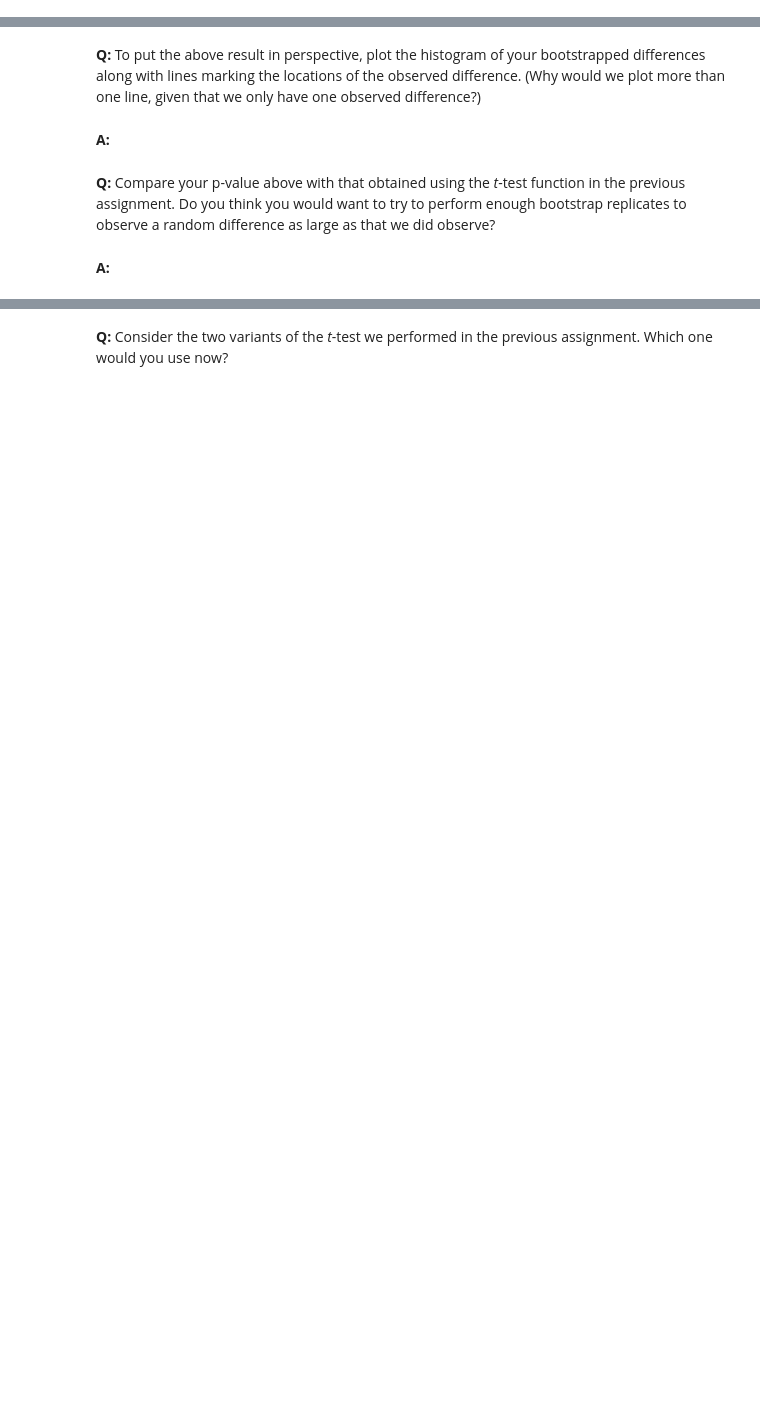
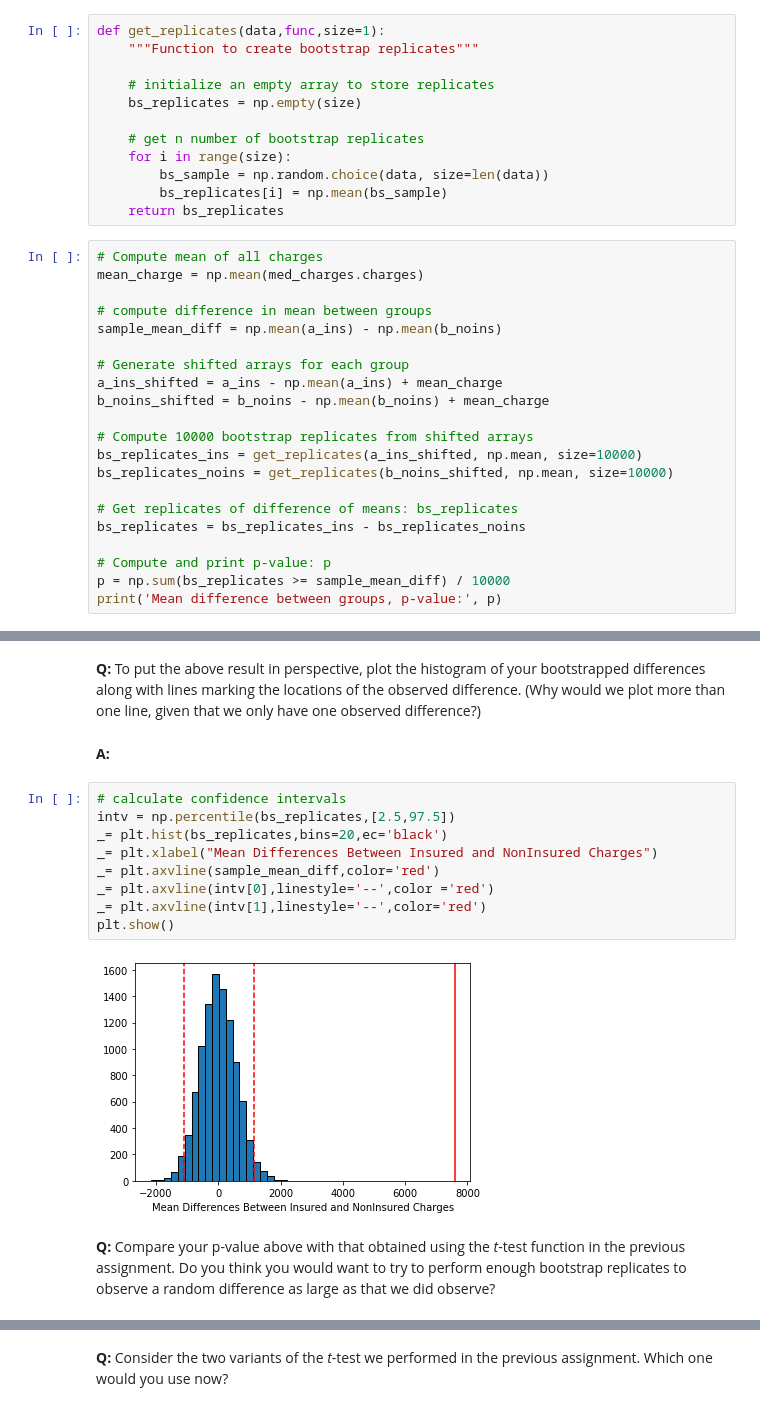
Before and after one commit to lbrou82/Springboard_Mini_Projects, a Jupyter notebook: inferential_statistics_2-Q.ipynb, the cells around one changed output, grey strips where cells are left out. Cells and saved outputs as stored; diff of their text form; blank space fills up the shorter version.

```diff
--- a/inferential_statistics_2-Q.ipynb
+++ b/inferential_statistics_2-Q.ipynb
@@ -71,0 +148,33 @@ __A:__
+# %%
+def get_replicates(data,func,size=1):
+    """Function to create bootstrap replicates"""
+
+    # initialize an empty array to store replicates
+    bs_replicates = np.empty(size)
+
+    # get n number of bootstrap replicates
+    for i in range(size):
+        bs_sample = np.random.choice(data, size=len(data))
+        bs_replicates[i] = np.mean(bs_sample)
+    return bs_replicates
+# %%
+# Compute mean of all charges
+mean_charge = np.mean(med_charges.charges)
+
+# compute difference in mean between groups
+sample_mean_diff = np.mean(a_ins) - np.mean(b_noins)
+
+# Generate shifted arrays for each group
+a_ins_shifted = a_ins - np.mean(a_ins) + mean_charge
+b_noins_shifted = b_noins - np.mean(b_noins) + mean_charge
+
+# Compute 10000 bootstrap replicates from shifted arrays
+bs_replicates_ins = get_replicates(a_ins_shifted, np.mean, size=10000)
+bs_replicates_noins = get_replicates(b_noins_shifted, np.mean, size=10000)
+
+# Get replicates of difference of means: bs_replicates
+bs_replicates = bs_replicates_ins - bs_replicates_noins
+
+# Compute and print p-value: p
+p = np.sum(bs_replicates >= sample_mean_diff) / 10000
+print('Mean difference between groups, p-value:', p)
@@ -73,7 +186,16 @@ __A:__
 __Q:__ To put the above result in perspective, plot the histogram of your bootstrapped differences along with lines marking the locations of the observed difference. (Why would we plot more than one line, given that we only have one observed difference?)
 # %% [markdown]
 __A:__
+# %%
+# calculate confidence intervals
+intv = np.percentile(bs_replicates,[2.5,97.5])
+_= plt.hist(bs_replicates,bins=20,ec='black')
+_= plt.xlabel("Mean Differences Between Insured and NonInsured Charges")
+_= plt.axvline(sample_mean_diff,color='red')
+_= plt.axvline(intv[0],linestyle='--',color ='red')
+_= plt.axvline(intv[1],linestyle='--',color='red')
+plt.show()
+# %% [output]
+[figure, added]
 # %% [markdown]
 __Q:__ Compare your p-value above with that obtained using the _t_-test function in the previous assignment. Do you think you would want to try to perform enough bootstrap replicates to observe a random difference as large as that we did observe?
-# %% [markdown]
-__A:__
```
Also changed, not shown: parts of 21 cells of this notebook.
